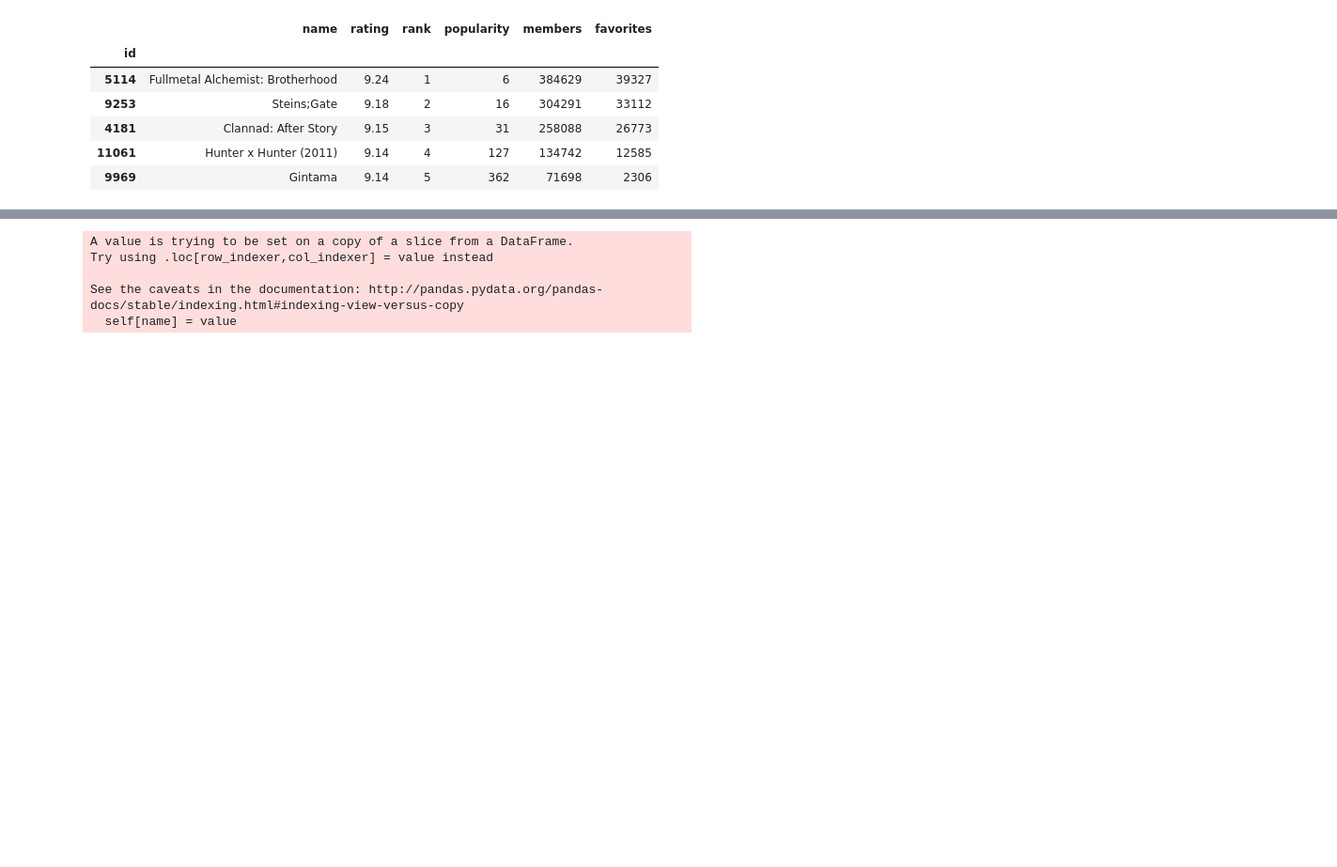
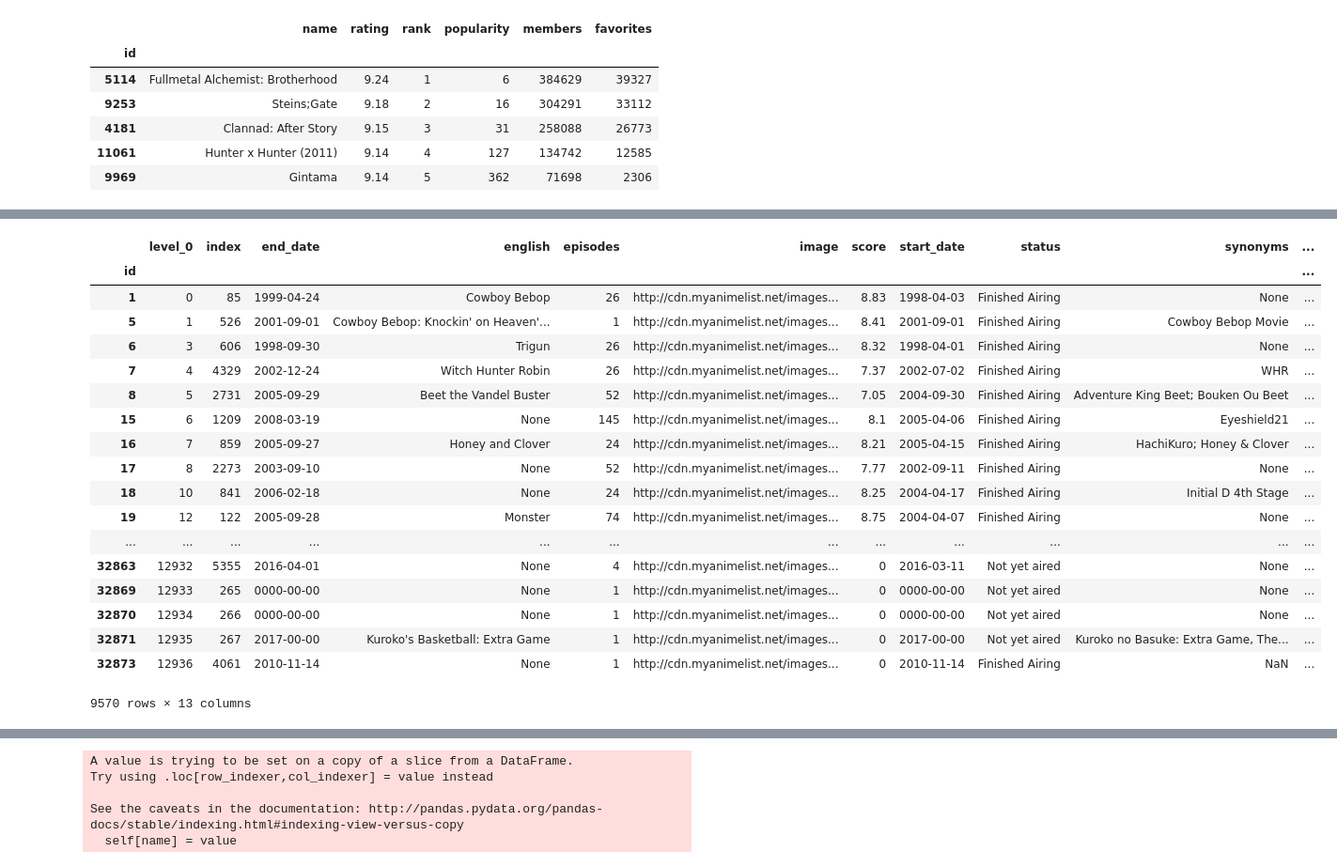
Before and after one commit to kennethjmyers/Metis-Projects, a Jupyter notebook: fletcher/anime_clusterer/mal_scraping.ipynb, the cells around one changed output, grey strips where cells are left out. Shown: that part at 94% size. Cells and saved outputs as stored; diff of their text form; code cells hidden in the pictures; blank space fills up the shorter version.

```diff
--- a/fletcher/anime_clusterer/mal_scraping.ipynb
+++ b/fletcher/anime_clusterer/mal_scraping.ipynb
@@ -121,3 +120,25 @@ prescraped_names = prescraped_names.set_index('id')
 full_df.sort_index(inplace=True)
 prescraped_names.sort_index(inplace=True)
 #full_df.drop('index', axis=1, inplace=True)
+# %%
+full_df
+# %% [output]
+|  | level_0 | index | end_date | english | episodes | image | score | start_date | status | synonyms | ... |
+| id |  |  |  |  |  |  |  |  |  |  | ... |
+| 1 | 0 | 85 | 1999-04-24 | Cowboy Bebop | 26 | http://cdn.myanimelist.net/images... | 8.83 | 1998-04-03 | Finished Airing | None | ... |
+| 5 | 1 | 526 | 2001-09-01 | Cowboy Bebop: Knockin' on Heaven'... | 1 | http://cdn.myanimelist.net/images... | 8.41 | 2001-09-01 | Finished Airing | Cowboy Bebop Movie | ... |
+| 6 | 3 | 606 | 1998-09-30 | Trigun | 26 | http://cdn.myanimelist.net/images... | 8.32 | 1998-04-01 | Finished Airing | None | ... |
+| 7 | 4 | 4329 | 2002-12-24 | Witch Hunter Robin | 26 | http://cdn.myanimelist.net/images... | 7.37 | 2002-07-02 | Finished Airing | WHR | ... |
+| 8 | 5 | 2731 | 2005-09-29 | Beet the Vandel Buster | 52 | http://cdn.myanimelist.net/images... | 7.05 | 2004-09-30 | Finished Airing | Adventure King Beet; Bouken Ou Beet | ... |
+| 15 | 6 | 1209 | 2008-03-19 | None | 145 | http://cdn.myanimelist.net/images... | 8.1 | 2005-04-06 | Finished Airing | Eyeshield21 | ... |
+| 16 | 7 | 859 | 2005-09-27 | Honey and Clover | 24 | http://cdn.myanimelist.net/images... | 8.21 | 2005-04-15 | Finished Airing | HachiKuro; Honey & Clover | ... |
+| 17 | 8 | 2273 | 2003-09-10 | None | 52 | http://cdn.myanimelist.net/images... | 7.77 | 2002-09-11 | Finished Airing | None | ... |
+| 18 | 10 | 841 | 2006-02-18 | None | 24 | http://cdn.myanimelist.net/images... | 8.25 | 2004-04-17 | Finished Airing | Initial D 4th Stage | ... |
+| 19 | 12 | 122 | 2005-09-28 | Monster | 74 | http://cdn.myanimelist.net/images... | 8.75 | 2004-04-07 | Finished Airing | None | ... |
+| ... | ... | ... | ... | ... | ... | ... | ... | ... | ... | ... | ... |
+| 32863 | 12932 | 5355 | 2016-04-01 | None | 4 | http://cdn.myanimelist.net/images... | 0 | 2016-03-11 | Not yet aired | None | ... |
+| 32869 | 12933 | 265 | 0000-00-00 | None | 1 | http://cdn.myanimelist.net/images... | 0 | 0000-00-00 | Not yet aired | None | ... |
+| 32870 | 12934 | 266 | 0000-00-00 | None | 1 | http://cdn.myanimelist.net/images... | 0 | 0000-00-00 | Not yet aired | None | ... |
+| 32871 | 12935 | 267 | 2017-00-00 | Kuroko's Basketball: Extra Game | 1 | http://cdn.myanimelist.net/images... | 0 | 2017-00-00 | Not yet aired | Kuroko no Basuke: Extra Game, The... | ... |
+| 32873 | 12936 | 4061 | 2010-11-14 | None | 1 | http://cdn.myanimelist.net/images... | 0 | 2010-11-14 | Finished Airing | NaN | ... |
+9570 rows × 13 columns
```
Also changed, not shown: parts of 5 cells of this notebook, 3 other files.
